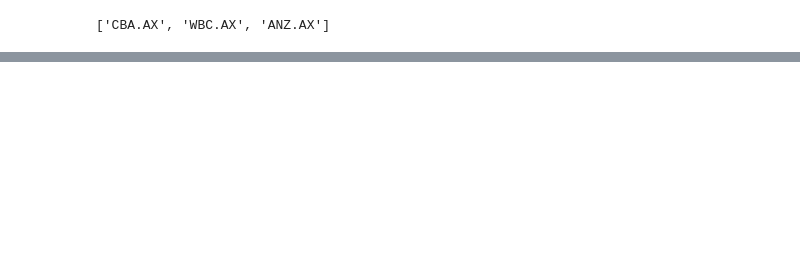
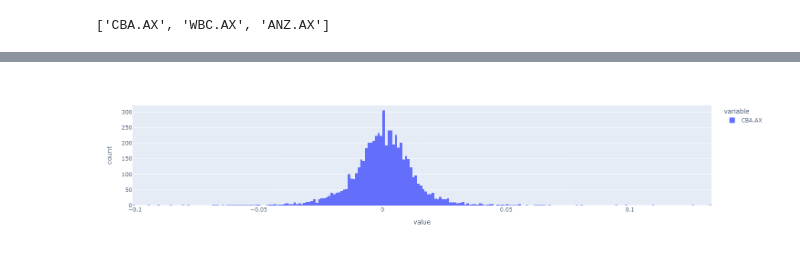
Before and after one commit to Kharpoose/finance-in-python, a Jupyter notebook: finance/Untitled1.ipynb, the cells around one changed output, grey strips where cells are left out. Cells and saved outputs as stored; diff of their text form; code cells hidden in the pictures; blank space fills up the shorter version.

```diff
--- a/finance/Untitled1.ipynb
+++ b/finance/Untitled1.ipynb
@@ -32,0 +106,4 @@ df.head()
+# %%
+Close['CBA.AX'].pct_change().plot(kind='hist')
+# %% [output]
+[figure, added]
```
Also changed, not shown: parts of 10 cells of this notebook.
